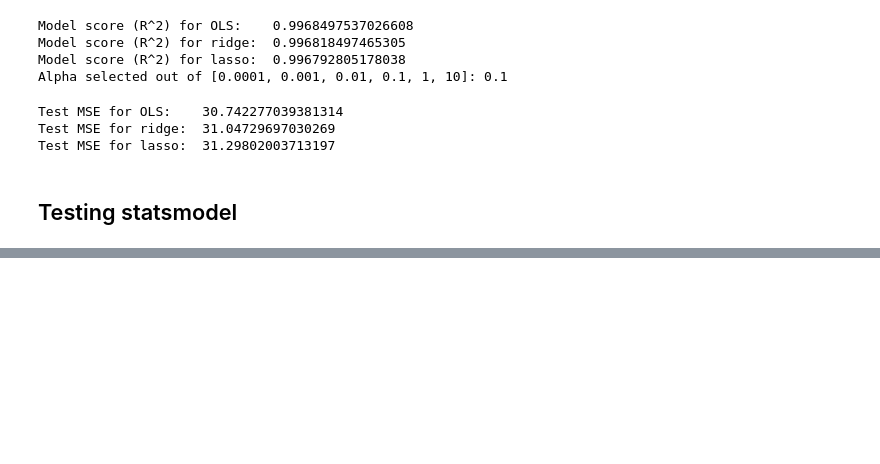
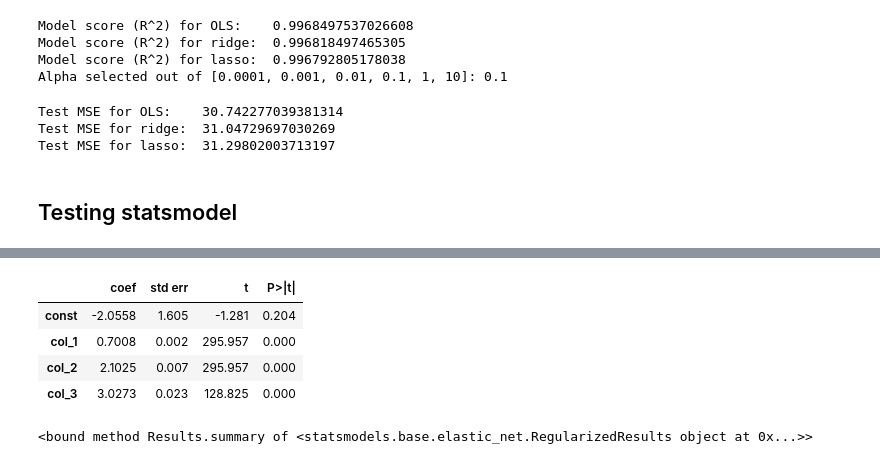
Before and after one commit to bwaalala05/summer-research-project, a Jupyter notebook: test.ipynb, the cells around one changed output, grey strips where cells are left out. Saved outputs shown, nothing was run; the diff lists cells and outputs as text; code cells hidden in the pictures; blank space fills up the shorter version.

```diff
--- a/test.ipynb
+++ b/test.ipynb
@@ -538,0 +530,14 @@ results_OLS.condition_number
+# %%
+summarize(results_OLS)
+# %% [output]
+|  | coef | std err | t | P>|t| |
+| const | -2.0558 | 1.605 | -1.281 | 0.204 |
+| col_1 | 0.7008 | 0.002 | 295.957 | 0.000 |
+| col_2 | 2.1025 | 0.007 | 295.957 | 0.000 |
+| col_3 | 3.0273 | 0.023 | 128.825 | 0.000 |
+# %%
+# ridge using statsmodel
+ridge_model=model_OLS.fit_regularized(method='elastic_net',alpha=10, L1_wt=0.0)
+print(ridge_model.)
+# %% [output]
+<bound method Results.summary of <statsmodels.base.elastic_net.RegularizedResults object at 0x...>>
```
Also changed, not shown: parts of 9 cells of this notebook, 9 other files.
